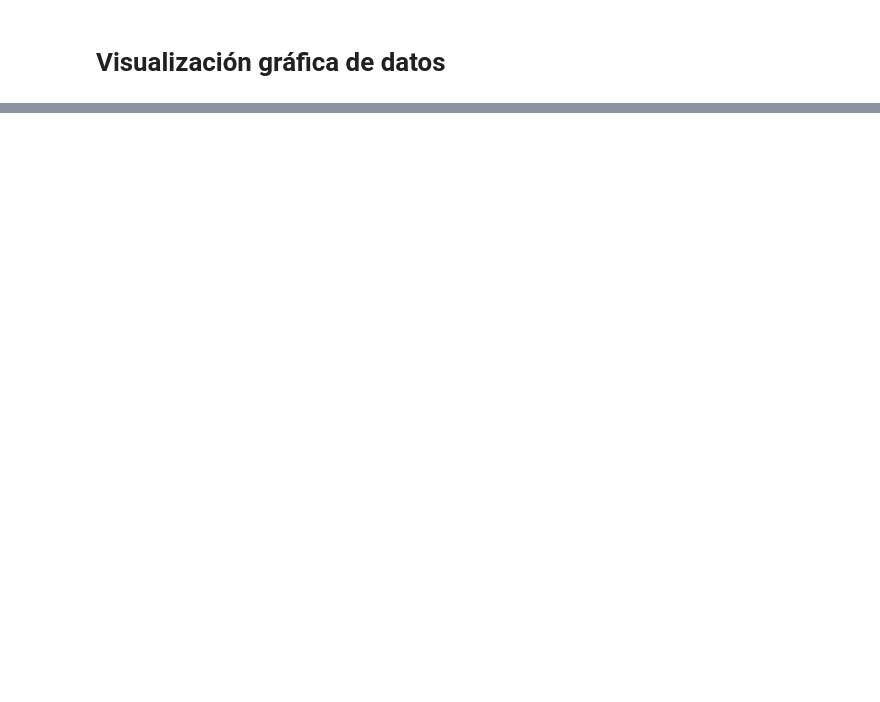
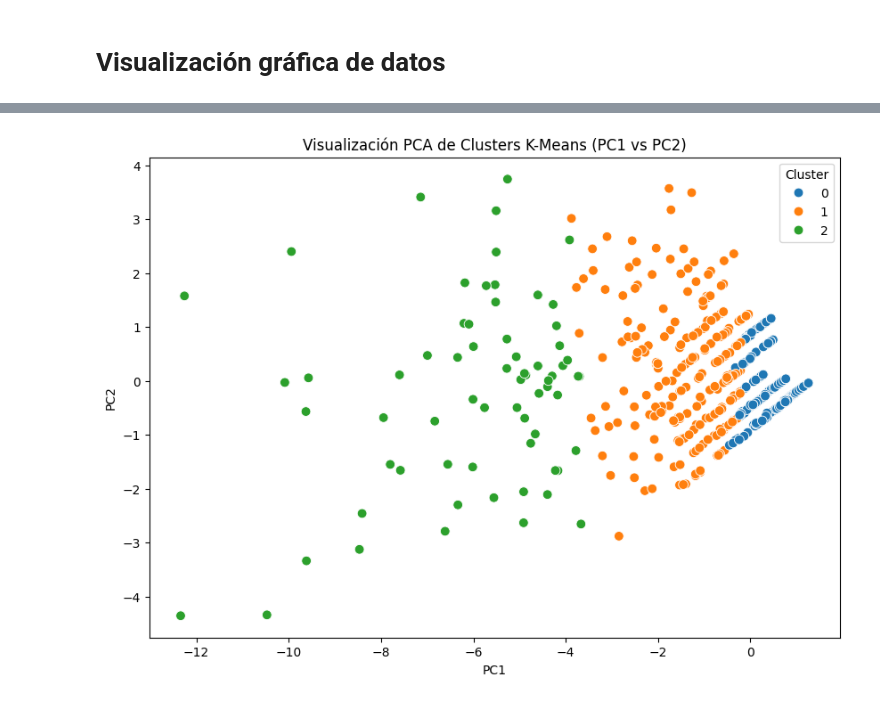
Before and after one commit to CryoWarrior/BigData-Arrestos-NY, a Jupyter notebook: Proyecto_Escuelas.ipynb, the cells around one changed output, grey strips where cells are left out. Drawn from its saved outputs; the diff is of its cells as text; code cells hidden in the pictures; blank space fills up the shorter version.

```diff
--- a/Proyecto_Escuelas.ipynb
+++ b/Proyecto_Escuelas.ipynb
@@ -480,0 +935,6 @@ Passing `palette` without assigning `hue` is deprecated and will be removed in v
+# %%
+from pyspark.ml.feature import PCA
+#se construye la estructura básica para aplicar PCA
+pca = PCA(k=2, inputCol="features", outputCol="pca_features")
+pca_model = pca.fit(df_kmeans_pred)
+df_pca = pca_model.transform(df_kmeans_pred)
@@ -480,0 +947,38 @@ Passing `palette` without assigning `hue` is deprecated and will be removed in v
+# %%
+from pyspark.sql.functions import udf, col
+from pyspark.sql.types import ArrayType, DoubleType
+
+# UDF que convierte DenseVector/SparseVector a un arreglo de floats
+vector_to_array_udf = udf(lambda v: v.toArray().tolist(), ArrayType(DoubleType()))
+
+# Crear columna arrray
+df_pca = df_pca.withColumn("pca_array", vector_to_array_udf(col("pca_features")))
+
+# Extraer PC1 y PC2
+df_pca = df_pca \
+    .withColumn("PC1", col("pca_array")[0]) \
+    .withColumn("PC2", col("pca_array")[1])
+# %%
+pdf_pca = df_pca.select("PC1", "PC2", "prediction").toPandas()
+# %%
+import matplotlib.pyplot as plt
+import seaborn as sns
+
+plt.figure(figsize=(10, 7))
+
+sns.scatterplot(
+    data=pdf_pca,
+    x="PC1",
+    y="PC2",
+    hue="prediction",
+    palette="tab10",
+    s=60
+)
+
+plt.title("Visualización PCA de Clusters K-Means (PC1 vs PC2)")
+plt.xlabel("PC1")
+plt.ylabel("PC2")
+plt.legend(title="Cluster")
+plt.show()
+# %% [output]
+[figure, added]
```
Also changed, not shown: parts of 60 cells of this notebook, 7 other files.
